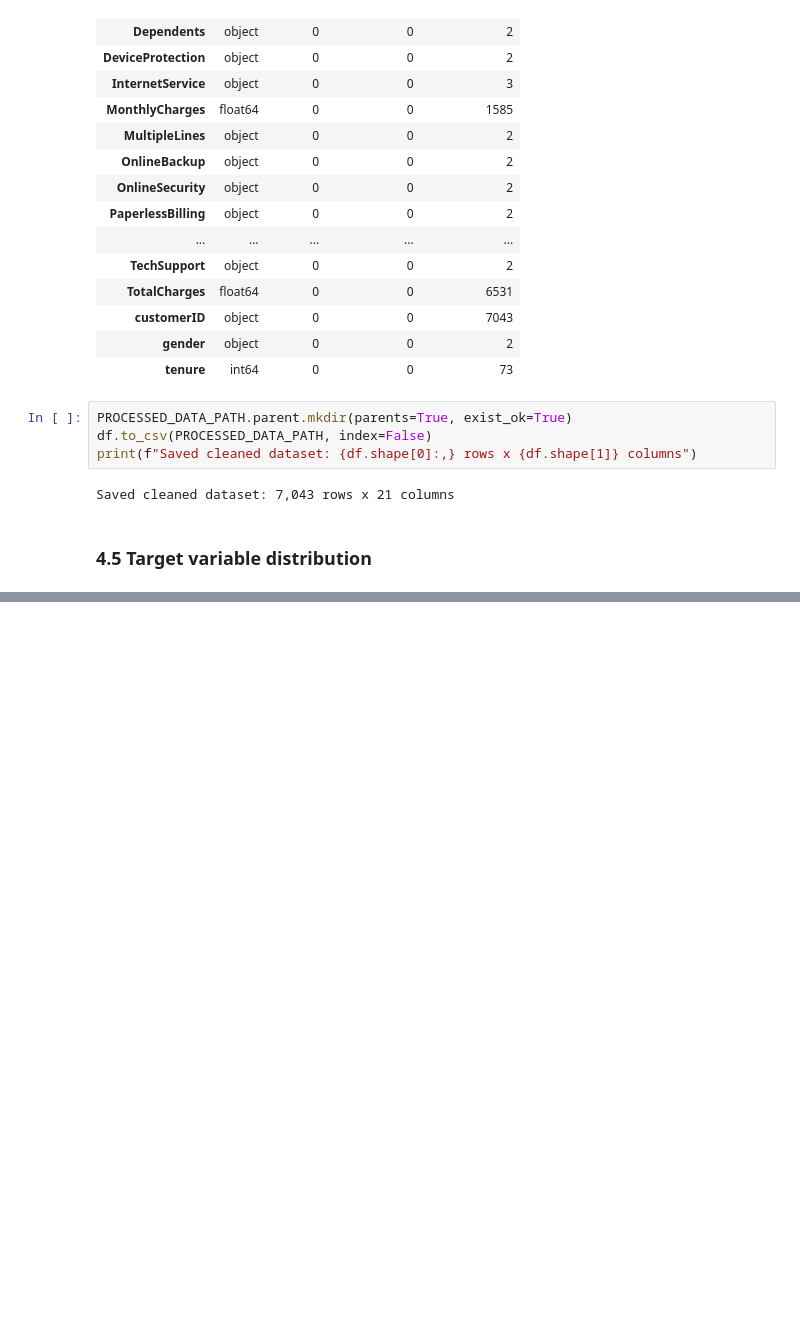
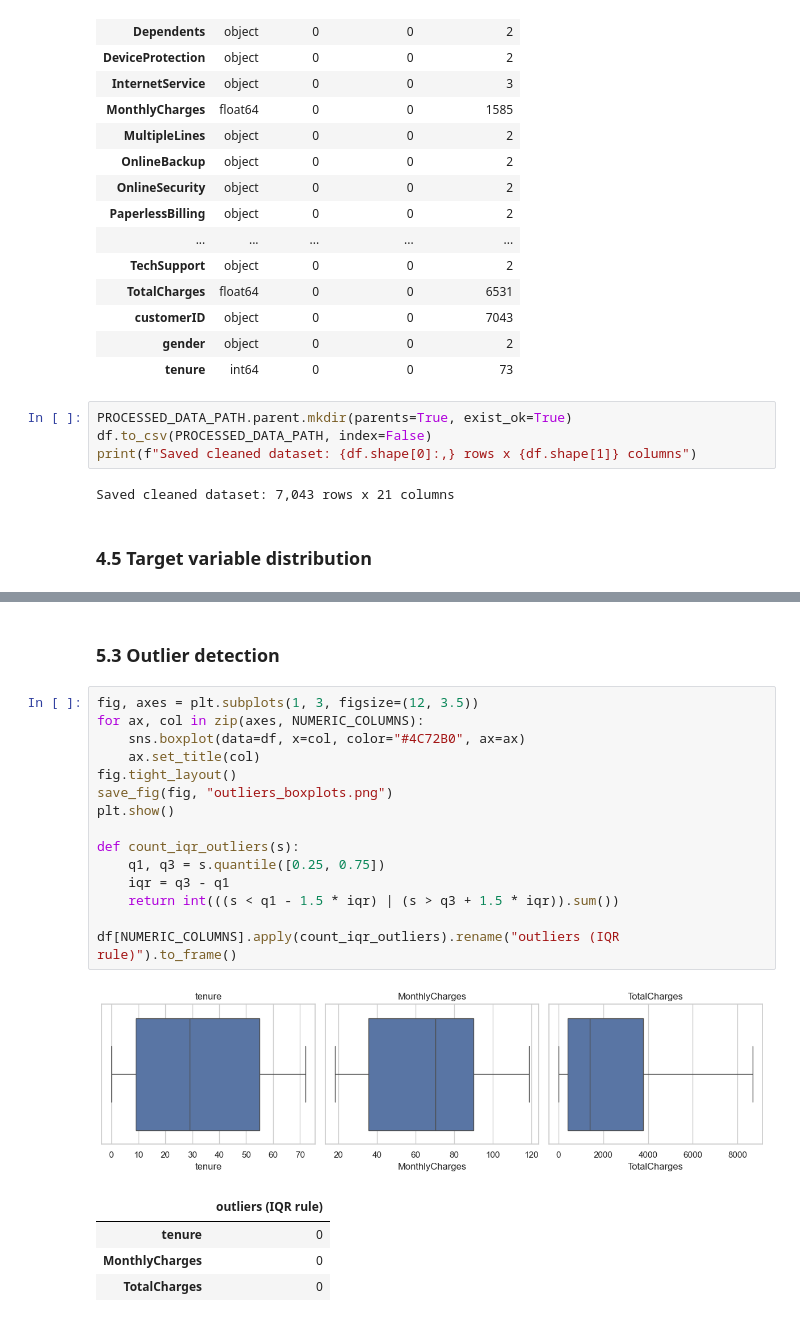
Before and after one commit to Da1vReyes/customer_churn_prediction, a Jupyter notebook: notebooks/customer_churn_analysis.ipynb, the cells around one changed output, grey strips where cells are left out. Drawn from its saved outputs; the diff is of its cells as text; blank space fills up the shorter version.

```diff
--- a/notebooks/customer_churn_analysis.ipynb
+++ b/notebooks/customer_churn_analysis.ipynb
@@ -272,0 +361,23 @@ _Next: Week 2, Exploratory Data Analysis and Feature Engineering._
+# %% [markdown]
+### 5.3 Outlier detection
+# %%
+fig, axes = plt.subplots(1, 3, figsize=(12, 3.5))
+for ax, col in zip(axes, NUMERIC_COLUMNS):
+    sns.boxplot(data=df, x=col, color="#4C72B0", ax=ax)
+    ax.set_title(col)
+fig.tight_layout()
+save_fig(fig, "outliers_boxplots.png")
+plt.show()
+
+def count_iqr_outliers(s):
+    q1, q3 = s.quantile([0.25, 0.75])
+    iqr = q3 - q1
+    return int(((s < q1 - 1.5 * iqr) | (s > q3 + 1.5 * iqr)).sum())
+
+df[NUMERIC_COLUMNS].apply(count_iqr_outliers).rename("outliers (IQR rule)").to_frame()
+# %% [output]
+[figure, added]
+|  | outliers (IQR rule) |
+| tenure | 0 |
+| MonthlyCharges | 0 |
+| TotalCharges | 0 |
```
Also changed, not shown: parts of 42 cells of this notebook.
